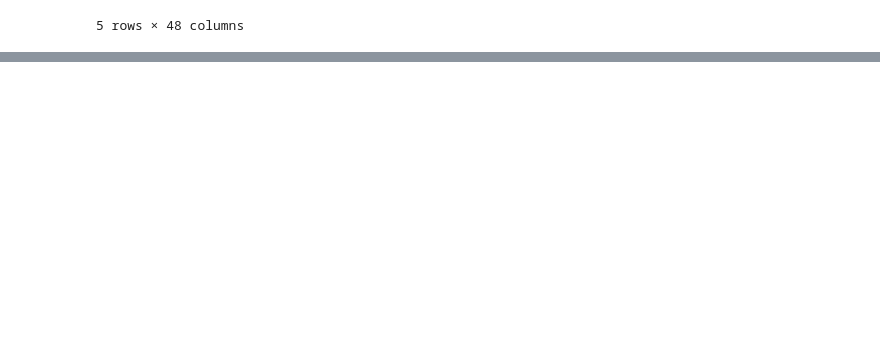
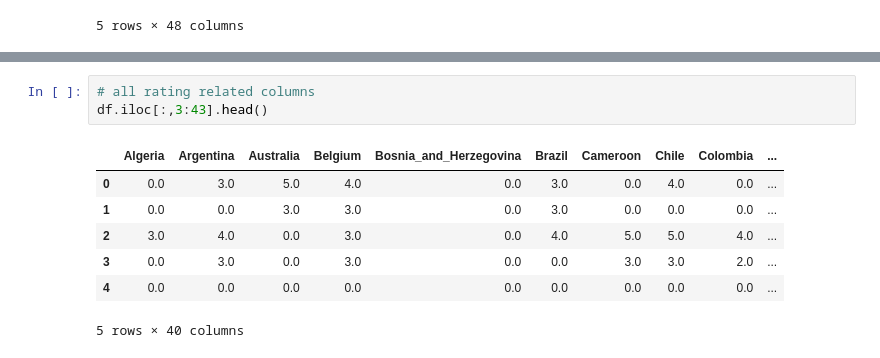
Before and after one commit to finnqiao/food_user_matching, a Jupyter notebook: food_demographics.ipynb, the cells around one changed output, grey strips where cells are left out. Cells and saved outputs as stored; diff of their text form; blank space fills up the shorter version.

```diff
--- a/food_demographics.ipynb
+++ b/food_demographics.ipynb
@@ -40,0 +124,11 @@ df = df.fillna(0)
+# %%
+# all rating related columns
+df.iloc[:,3:43].head()
+# %% [output]
+|  | Algeria | Argentina | Australia | Belgium | Bosnia_and_Herzegovina | Brazil | Cameroon | Chile | Colombia | ... |
+| 0 | 0.0 | 3.0 | 5.0 | 4.0 | 0.0 | 3.0 | 0.0 | 4.0 | 0.0 | ... |
+| 1 | 0.0 | 0.0 | 3.0 | 3.0 | 0.0 | 3.0 | 0.0 | 0.0 | 0.0 | ... |
+| 2 | 3.0 | 4.0 | 0.0 | 3.0 | 0.0 | 4.0 | 5.0 | 5.0 | 4.0 | ... |
+| 3 | 0.0 | 3.0 | 0.0 | 3.0 | 0.0 | 0.0 | 3.0 | 3.0 | 2.0 | ... |
+| 4 | 0.0 | 0.0 | 0.0 | 0.0 | 0.0 | 0.0 | 0.0 | 0.0 | 0.0 | ... |
+5 rows × 40 columns
```
Also changed, not shown: parts of 7 cells of this notebook.
